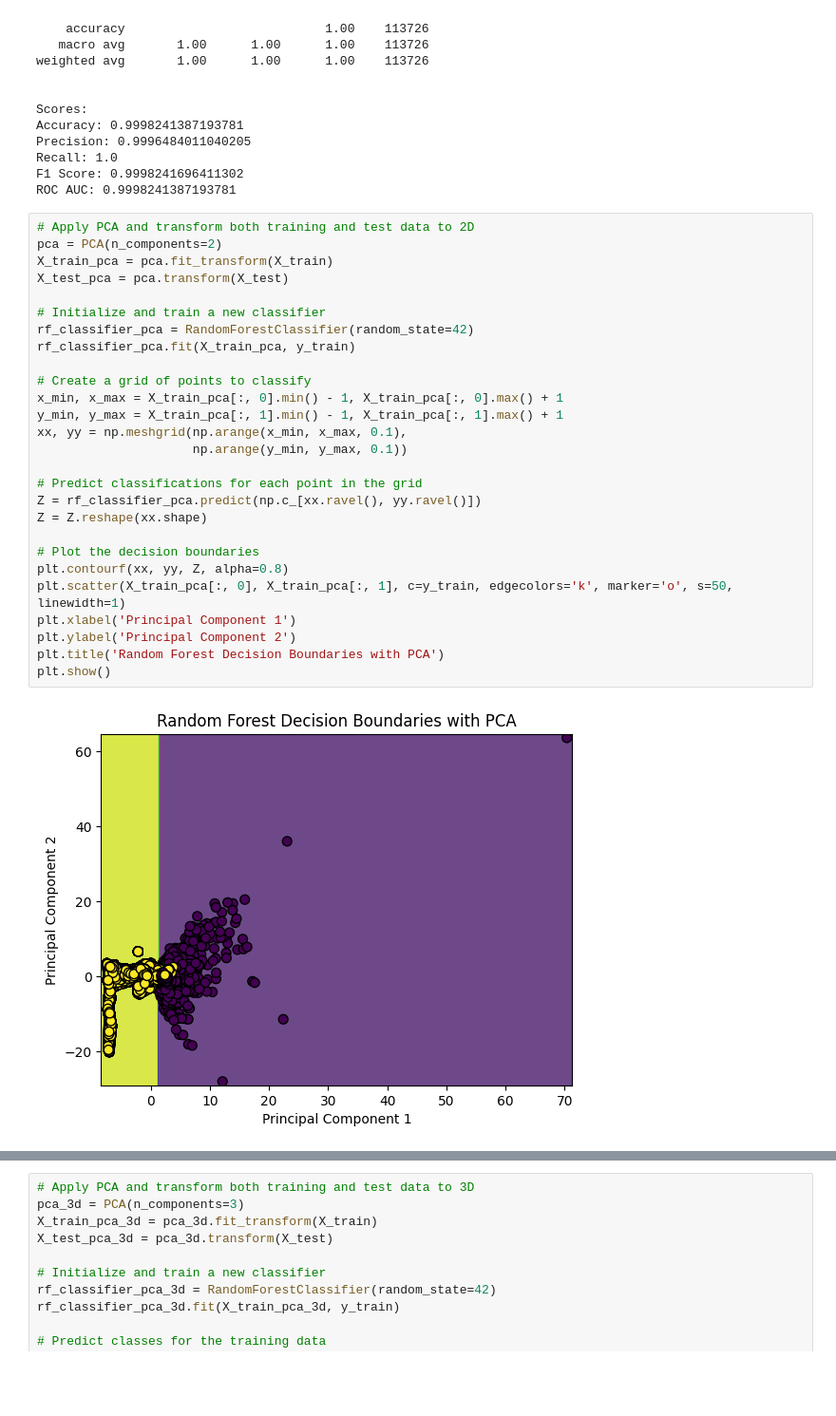
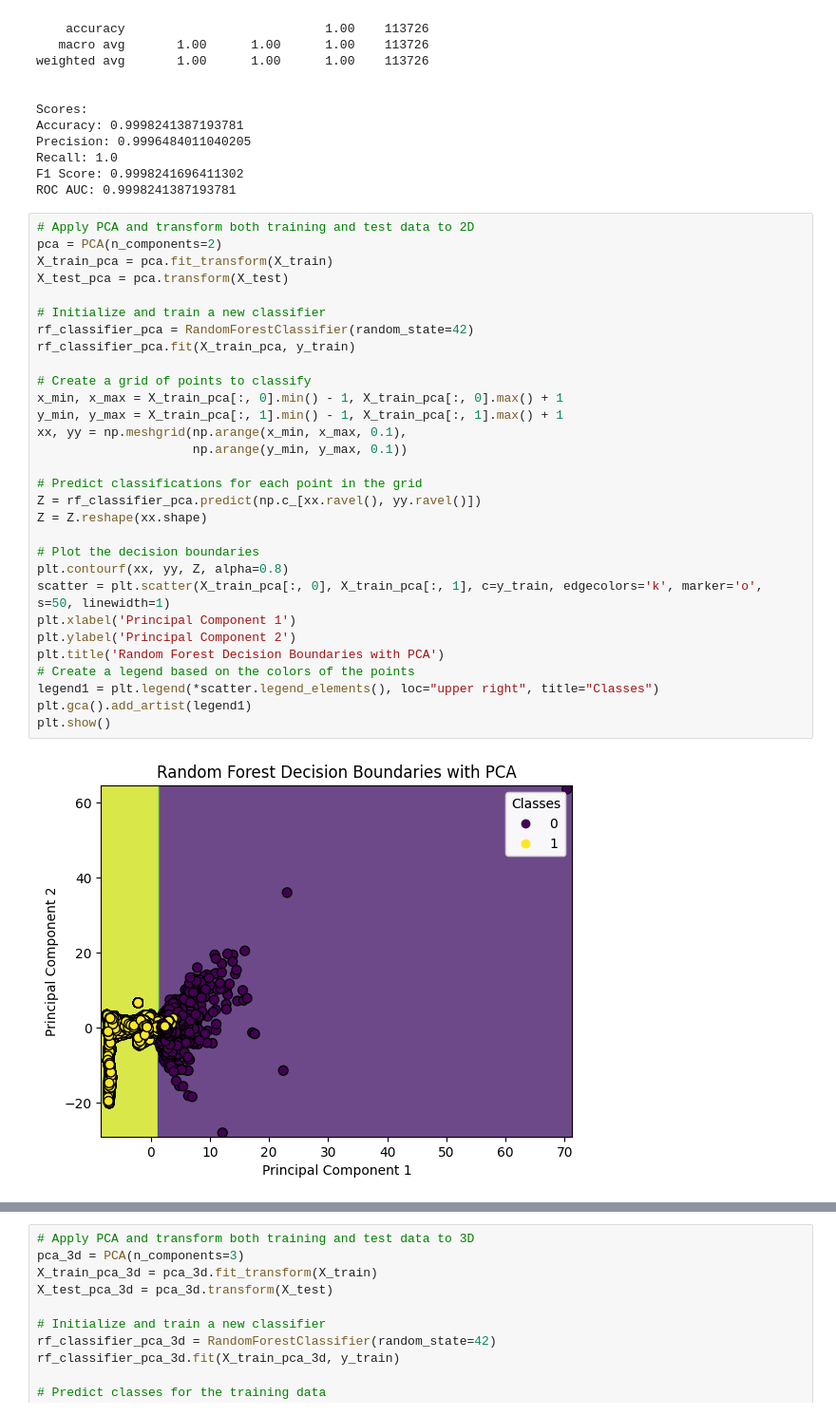
Before and after one commit to Arteaga0415/Credit-Card-Fraud-Detection, a Jupyter notebook: TallerFinal_RandomForest.ipynb, the cells around one changed output, grey strips where cells are left out. Shown at 95% size. Drawn from its saved outputs; the diff is of its cells as text; blank space fills up the shorter version.

```diff
--- a/TallerFinal_RandomForest.ipynb
+++ b/TallerFinal_RandomForest.ipynb
@@ -97,29 +97,32 @@ ROC AUC: 0.9998241387193781
 # %%
 # Apply PCA and transform both training and test data to 2D
 pca = PCA(n_components=2)
 X_train_pca = pca.fit_transform(X_train)
 X_test_pca = pca.transform(X_test)
 
 # Initialize and train a new classifier
 rf_classifier_pca = RandomForestClassifier(random_state=42)
 rf_classifier_pca.fit(X_train_pca, y_train)
 
 # Create a grid of points to classify
 x_min, x_max = X_train_pca[:, 0].min() - 1, X_train_pca[:, 0].max() + 1
 y_min, y_max = X_train_pca[:, 1].min() - 1, X_train_pca[:, 1].max() + 1
 xx, yy = np.meshgrid(np.arange(x_min, x_max, 0.1),
                      np.arange(y_min, y_max, 0.1))
 
 # Predict classifications for each point in the grid
 Z = rf_classifier_pca.predict(np.c_[xx.ravel(), yy.ravel()])
 Z = Z.reshape(xx.shape)
 
 # Plot the decision boundaries
 plt.contourf(xx, yy, Z, alpha=0.8)
-plt.scatter(X_train_pca[:, 0], X_train_pca[:, 1], c=y_train, edgecolors='k', marker='o', s=50, linewidth=1)
+scatter = plt.scatter(X_train_pca[:, 0], X_train_pca[:, 1], c=y_train, edgecolors='k', marker='o', s=50, linewidth=1)
 plt.xlabel('Principal Component 1')
 plt.ylabel('Principal Component 2')
 plt.title('Random Forest Decision Boundaries with PCA')
+# Create a legend based on the colors of the points
+legend1 = plt.legend(*scatter.legend_elements(), loc="upper right", title="Classes")
+plt.gca().add_artist(legend1)
 plt.show()
 # %% [output]
-[figure, old version]
+[figure, new version]
```
Also changed, not shown: parts of 1 cell of this notebook, 1 other file.
